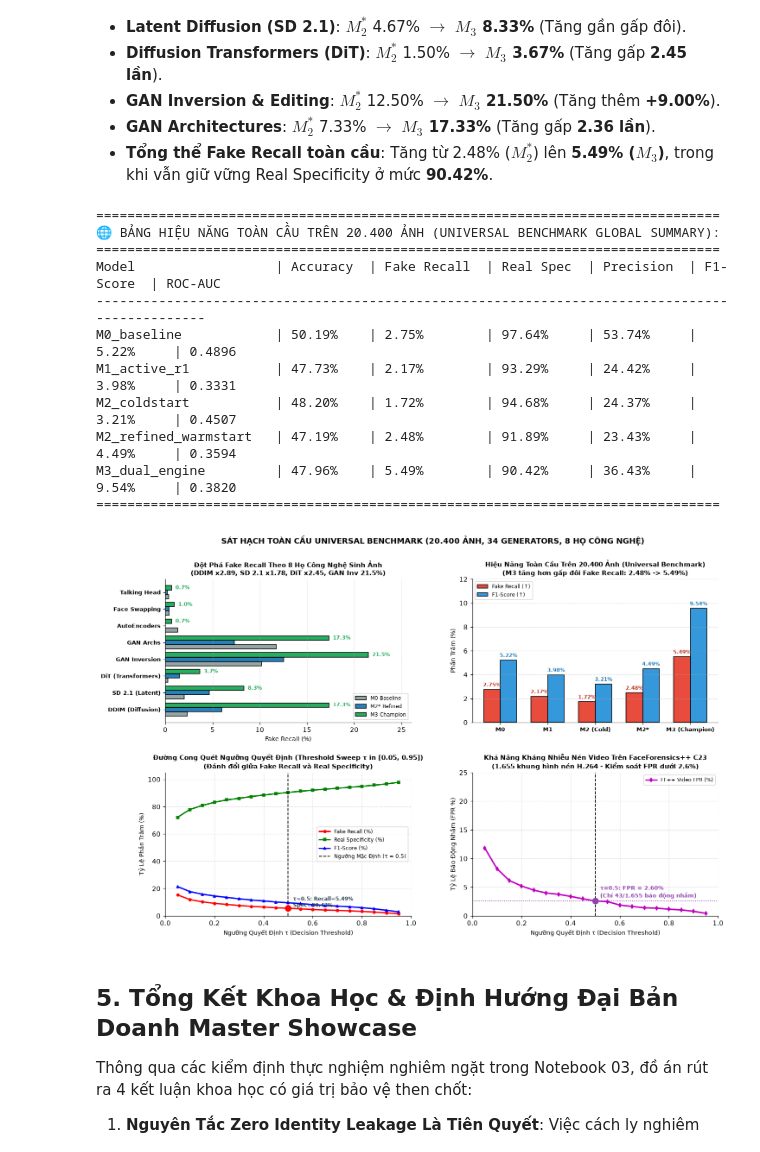
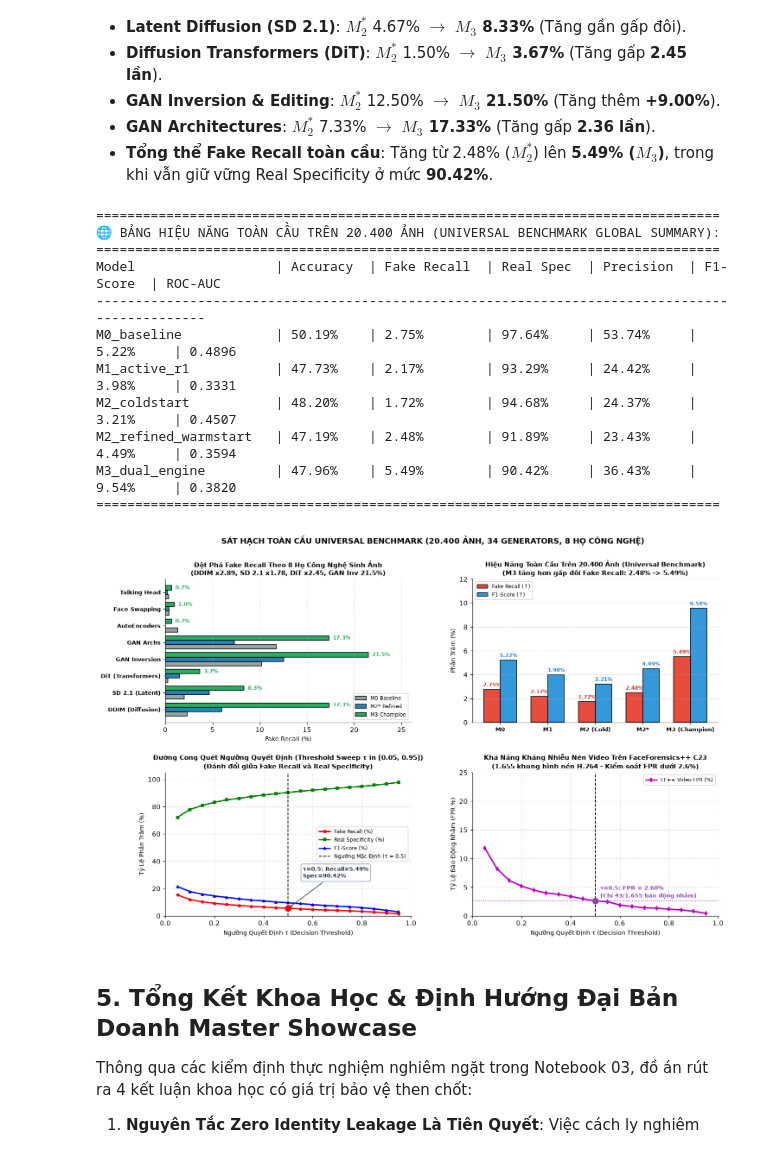
Before and after one commit to bush-le/uth-cv-coursework, a Jupyter notebook: notebooks/coursework/03_champion_m3_and_universal_benchmark.ipynb, the cells around one changed output. Cells and saved outputs as stored; diff of their text form; code cells hidden in the pictures.

```diff
--- a/notebooks/coursework/03_champion_m3_and_universal_benchmark.ipynb
+++ b/notebooks/coursework/03_champion_m3_and_universal_benchmark.ipynb
@@ -638,7 +639,16 @@ ax3.axvline(0.5, color="black", linestyle="--", linewidth=1.2, label="Ngưỡng
 
 # Highlight point at tau = 0.5
 ax3.scatter([0.5], [5.49], color="red", s=80, zorder=5)
-ax3.text(0.52, 6.5, "τ=0.5: Recall=5.49%\nSpec=90.42%", fontsize=8, fontweight="bold", color="#2c3e50")
+ax3.annotate(
+    "τ=0.5: Recall=5.49%\nSpec=90.42%",
+    xy=(0.5, 5.49),
+    xytext=(0.56, 28.0),
+    bbox=dict(boxstyle="round,pad=0.35", fc="#ffffff", ec="#94a3b8", lw=1.0),
+    arrowprops=dict(arrowstyle="->", color="#475569", lw=1.2),
+    fontsize=8.5,
+    fontweight="bold",
+    color="#1e293b",
+)
 
 ax3.set_xlabel("Ngưỡng Quyết Định τ (Decision Threshold)", fontsize=9)
 ax3.set_ylabel("Tỷ Lệ Phần Trăm (%)", fontsize=9)
@@ -656,34 +666,34 @@ ax4.axhline(2.60, color="#8e44ad", linestyle=":", linewidth=1.2)
 ax4.scatter([0.5], [2.60], color="#8e44ad", s=80, zorder=5)
 ax4.text(0.52, 3.2, "τ=0.5: FPR = 2.60%\n(Chỉ 43/1.655 báo động nhầm)", fontsize=8.5, fontweight="bold", color="#8e44ad")
 
 ax4.set_xlabel("Ngưỡng Quyết Định τ (Decision Threshold)", fontsize=9)
 ax4.set_ylabel("Tỷ Lệ Báo Động Nhầm (FPR %)", fontsize=9)
 ax4.set_title("Khả Năng Kháng Nhiễu Nén Video Trên FaceForensics++ C23\n(1.655 khung hình nén H.264 - Kiểm soát FPR dưới 2.6%)", fontsize=10, fontweight="bold")
 ax4.set_xlim(0.0, 1.0)
 ax4.set_ylim(0, 25)
 ax4.legend(fontsize=8, loc="upper right")
 ax4.grid(True, linestyle="--", alpha=0.4)
 
 for ax in [ax1, ax2, ax3, ax4]:
     ax.spines["top"].set_visible(False)
     ax.spines["right"].set_visible(False)
 
 plt.suptitle("SÁT HẠCH TOÀN CẦU UNIVERSAL BENCHMARK (20.400 ẢNH, 34 GENERATORS, 8 HỌ CÔNG NGHỆ)", fontsize=12, fontweight="bold", y=0.98)
 plt.show()
 plt.close("all")
 # %% [output]
 ================================================================================
 🌐 BẢNG HIỆU NĂNG TOÀN CẦU TRÊN 20.400 ẢNH (UNIVERSAL BENCHMARK GLOBAL SUMMARY):
 ================================================================================
 Model                  | Accuracy  | Fake Recall  | Real Spec  | Precision  | F1-Score  | ROC-AUC
 -----------------------------------------------------------------------------------------------
 M0_baseline            | 50.19%    | 2.75%        | 97.64%     | 53.74%     | 5.22%     | 0.4896
 M1_active_r1           | 47.73%    | 2.17%        | 93.29%     | 24.42%     | 3.98%     | 0.3331
 M2_coldstart           | 48.20%    | 1.72%        | 94.68%     | 24.37%     | 3.21%     | 0.4507
 M2_refined_warmstart   | 47.19%    | 2.48%        | 91.89%     | 23.43%     | 4.49%     | 0.3594
 M3_dual_engine         | 47.96%    | 5.49%        | 90.42%     | 36.43%     | 9.54%     | 0.3820
 ================================================================================
-[figure, old version]
+[figure, new version]
 # %% [markdown]
 ## 5. Tổng Kết Khoa Học & Định Hướng Đại Bản Doanh Master Showcase
 
```
Also changed, not shown: parts of 2 cells of this notebook, 23 other files.
